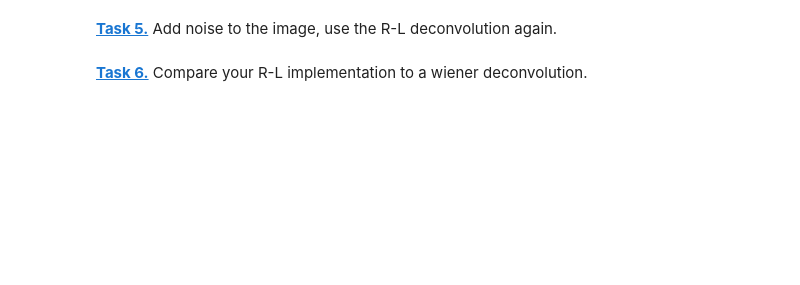
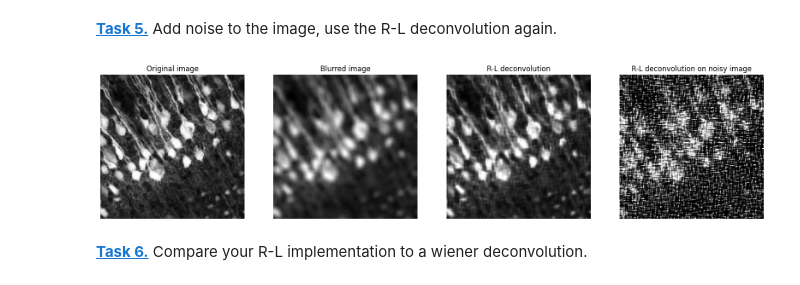
Before and after one commit to annachek3-creator/mobi-fs5-python, a Jupyter notebook: deconvolution.ipynb, the cells around one changed output. Drawn from its saved outputs; the diff is of its cells as text; code cells hidden in the pictures; blank space fills up the shorter version.

```diff
--- a/deconvolution.ipynb
+++ b/deconvolution.ipynb
@@ -89,5 +94,31 @@ plt.show()
 noise = (np.random.normal(loc=0,size=img.shape))
 reduce_factor = 5
 noise = noise / reduce_factor
+# %%
+img_with_noise = cells + noise
+# %%
+img_with_noise = np.clip(img_with_noise, 0,1) #image clipping
+noisy_image_deconv = richardson_lucy_deconvolution(img_with_noise, psf, 50)
+# %%
+plt.figure(figsize=(20,5))
+plt.subplot(1, 4, 1)
+plt.axis('off')
+plt.imshow(img, 'gray')
+plt.title('Original image')
+plt.subplot(1, 4, 2)
+plt.axis('off')
+plt.imshow(cells, 'gray')
+plt.title('Blurred image')
+plt.subplot(1, 4, 3)
+plt.axis('off')
+plt.imshow(deconv_img, 'gray')
+plt.title('R-L deconvolution')
+plt.subplot(1,4,4)
+plt.axis('off')
+plt.imshow(noisy_image_deconv, 'gray')
+plt.title('R-L deconvolution on noisy image')
+plt.show()
+# %% [output]
+[figure, added]
 # %% [markdown]
 **[Task 6.]()** Compare your R-L implementation to a wiener deconvolution.
```
Also changed, not shown: parts of 7 cells of this notebook.
